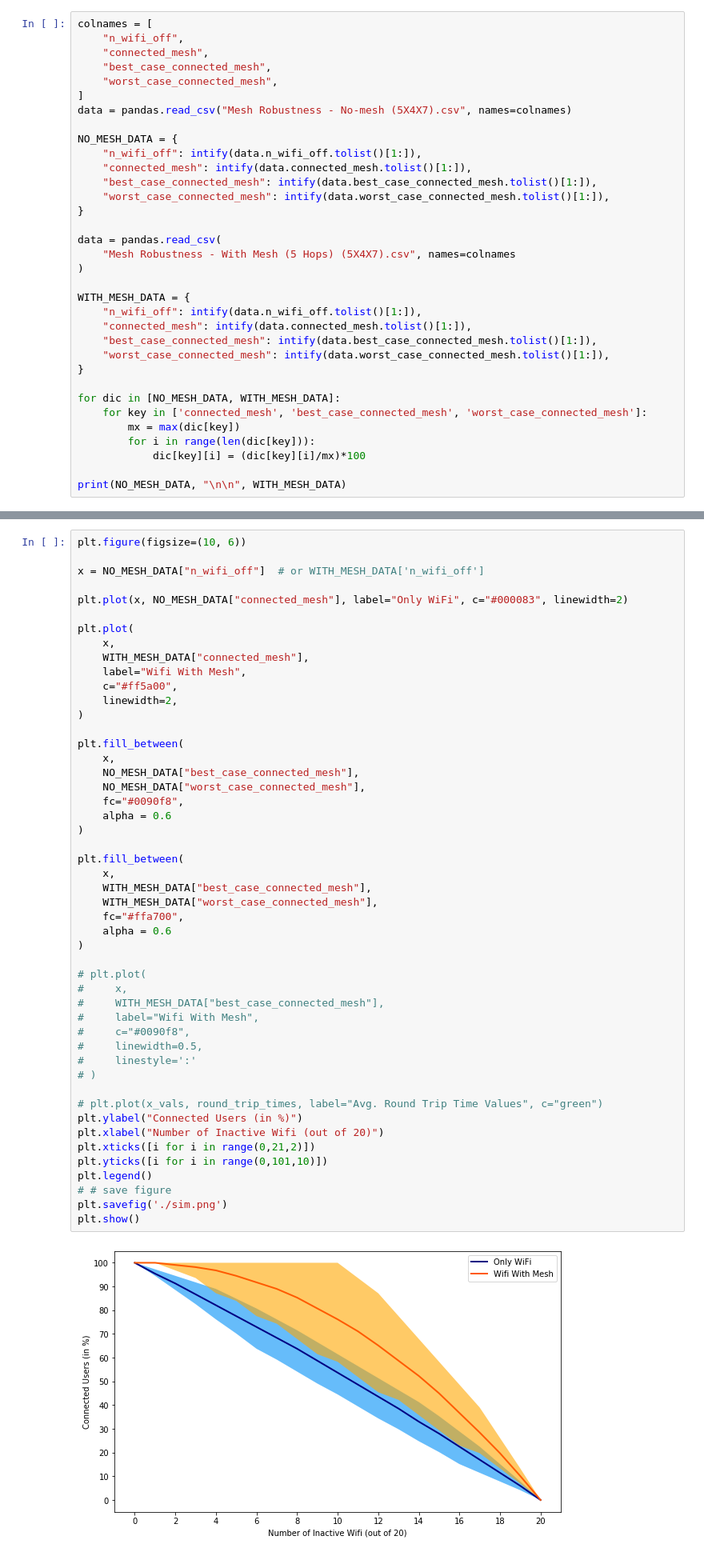
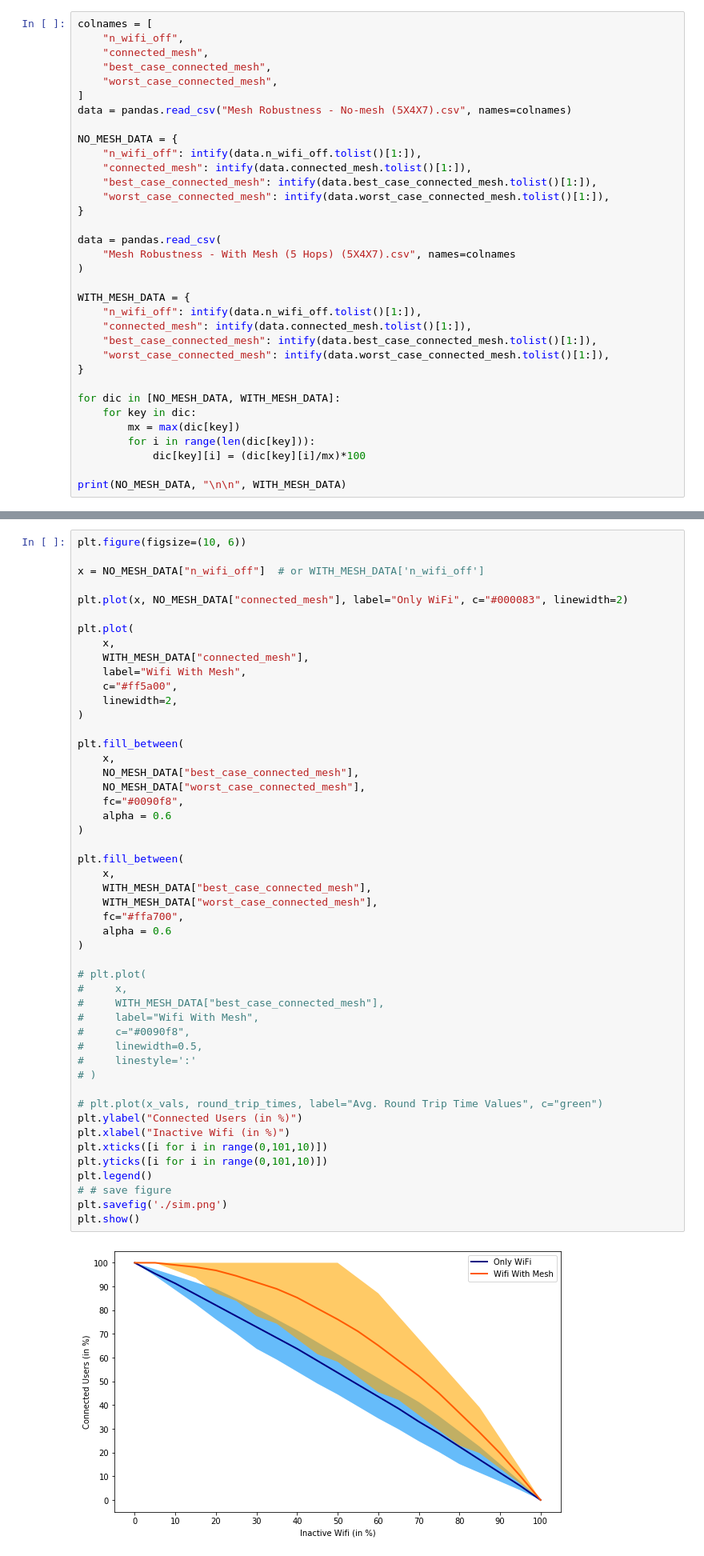
Before and after one commit to bhavyejain/MeshSOS, a Jupyter notebook: analytics/SIMULATION/graphs.ipynb, the cells around one changed output, grey strips where cells are left out. Shown at 80% size. Cells and saved outputs as stored; diff of their text form.

```diff
--- a/analytics/SIMULATION/graphs.ipynb
+++ b/analytics/SIMULATION/graphs.ipynb
@@ -37,7 +37,7 @@ WITH_MESH_DATA = {
 }
 
 for dic in [NO_MESH_DATA, WITH_MESH_DATA]:
-    for key in ['connected_mesh', 'best_case_connected_mesh', 'worst_case_connected_mesh']:
+    for key in dic:
         mx = max(dic[key])
         for i in range(len(dic[key])):
             dic[key][i] = (dic[key][i]/mx)*100
@@ -68,33 +68,33 @@ plt.fill_between(
     NO_MESH_DATA["worst_case_connected_mesh"],
     fc="#0090f8",
     alpha = 0.6
 )
 
 plt.fill_between(
     x,
     WITH_MESH_DATA["best_case_connected_mesh"],
     WITH_MESH_DATA["worst_case_connected_mesh"],
     fc="#ffa700",
     alpha = 0.6
 )
 
 # plt.plot(
 #     x,
 #     WITH_MESH_DATA["best_case_connected_mesh"],
 #     label="Wifi With Mesh",
 #     c="#0090f8",
 #     linewidth=0.5,
 #     linestyle=':'
 # )
 
 # plt.plot(x_vals, round_trip_times, label="Avg. Round Trip Time Values", c="green")
 plt.ylabel("Connected Users (in %)")
-plt.xlabel("Number of Inactive Wifi (out of 20)")
-plt.xticks([i for i in range(0,21,2)])
+plt.xlabel("Inactive Wifi (in %)")
+plt.xticks([i for i in range(0,101,10)])
 plt.yticks([i for i in range(0,101,10)])
 plt.legend()
 # # save figure
 plt.savefig('./sim.png')
 plt.show()
 # %% [output]
-[figure, old version]
+[figure, new version]
```
Also changed, not shown: parts of 1 cell of this notebook, 1 other file.
